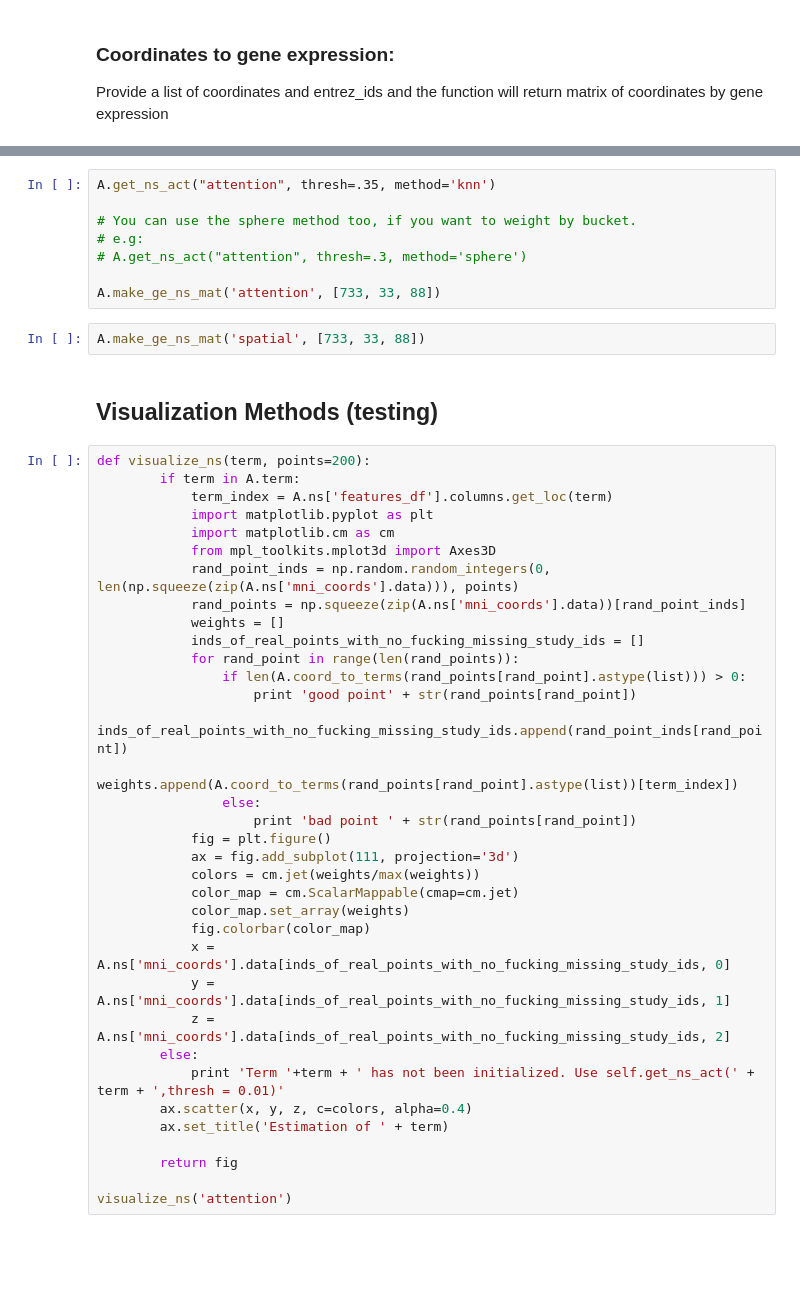
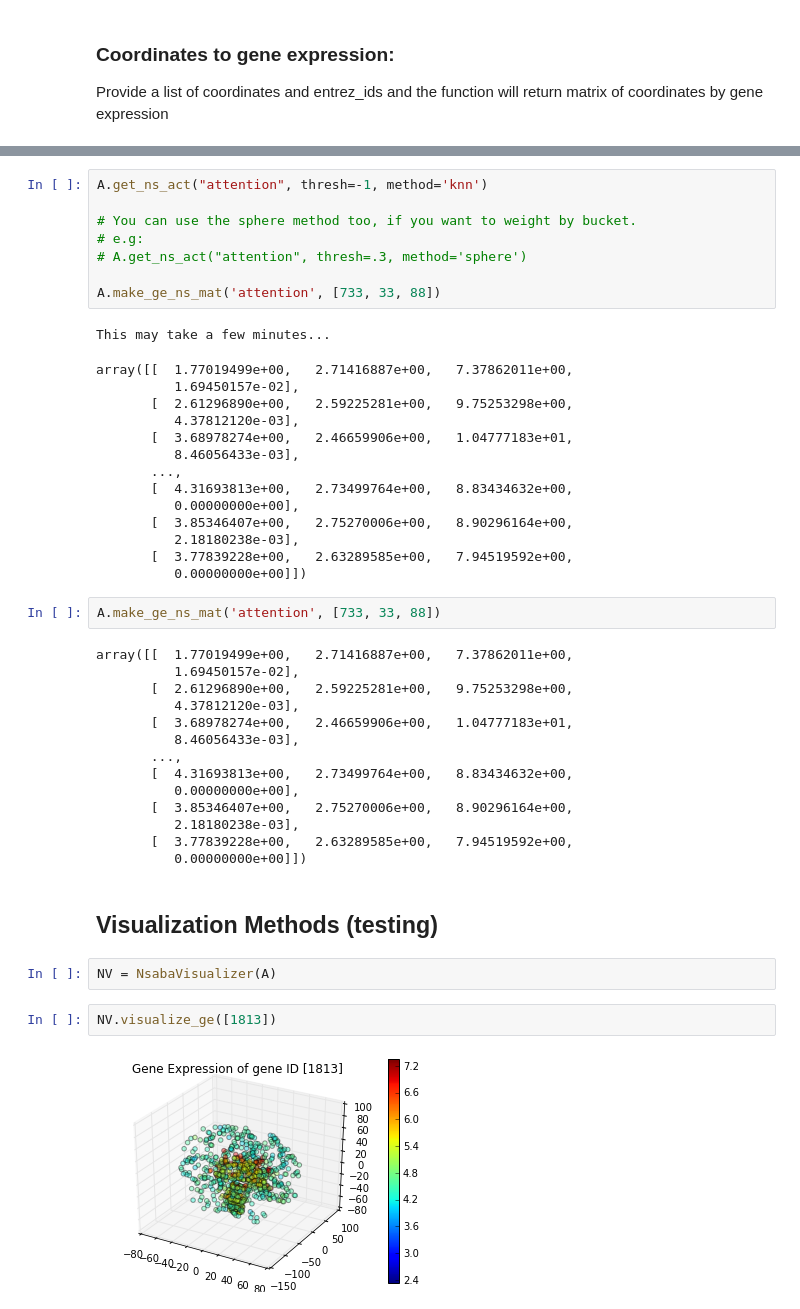
Before and after one commit to voytekresearch/nsaba, a Jupyter notebook: notebooks/testing/testing_nsaba.ipynb, the cells around one changed output, grey strips where cells are left out. Cells and saved outputs as stored; diff of their text form; blank space fills up the shorter version.

```diff
--- a/notebooks/testing/testing_nsaba.ipynb
+++ b/notebooks/testing/testing_nsaba.ipynb
@@ -85,47 +115,47 @@ A.coords_to_ge(coords, entrez_ids=[733,88,33], search_radii=8)
 # %%
-A.get_ns_act("attention", thresh=.35, method='knn')
+A.get_ns_act("attention", thresh=-1, method='knn')
 
 # You can use the sphere method too, if you want to weight by bucket.
 # e.g:
 # A.get_ns_act("attention", thresh=.3, method='sphere')
 
 A.make_ge_ns_mat('attention', [733, 33, 88])
+# %% [output]
+This may take a few minutes...
+array([[  1.77019499e+00,   2.71416887e+00,   7.37862011e+00,
+          1.69450157e-02],
+       [  2.61296890e+00,   2.59225281e+00,   9.75253298e+00,
+          4.37812120e-03],
+       [  3.68978274e+00,   2.46659906e+00,   1.04777183e+01,
+          8.46056433e-03],
+       ...,
+       [  4.31693813e+00,   2.73499764e+00,   8.83434632e+00,
+          0.00000000e+00],
+       [  3.85346407e+00,   2.75270006e+00,   8.90296164e+00,
+          2.18180238e-03],
+       [  3.77839228e+00,   2.63289585e+00,   7.94519592e+00,
+          0.00000000e+00]])
 # %%
-A.make_ge_ns_mat('spatial', [733, 33, 88])
+A.make_ge_ns_mat('attention', [733, 33, 88])
+# %% [output]
+array([[  1.77019499e+00,   2.71416887e+00,   7.37862011e+00,
+          1.69450157e-02],
+       [  2.61296890e+00,   2.59225281e+00,   9.75253298e+00,
+          4.37812120e-03],
+       [  3.68978274e+00,   2.46659906e+00,   1.04777183e+01,
+          8.46056433e-03],
+       ...,
+       [  4.31693813e+00,   2.73499764e+00,   8.83434632e+00,
+          0.00000000e+00],
+       [  3.85346407e+00,   2.75270006e+00,   8.90296164e+00,
+          2.18180238e-03],
+       [  3.77839228e+00,   2.63289585e+00,   7.94519592e+00,
+          0.00000000e+00]])
 # %% [markdown]
 ## Visualization Methods (testing)
-# %%
-def visualize_ns(term, points=200):
-        if term in A.term:
-            term_index = A.ns['features_df'].columns.get_loc(term)
-            import matplotlib.pyplot as plt
-            import matplotlib.cm as cm
-            from mpl_toolkits.mplot3d import Axes3D
-            rand_point_inds = np.random.random_integers(0, len(np.squeeze(zip(A.ns['mni_coords'].data))), points)
-            rand_points = np.squeeze(zip(A.ns['mni_coords'].data))[rand_point_inds]
-            weights = []
-            inds_of_real_points_with_no_fucking_missing_study_ids = []
-            for rand_point in range(len(rand_points)):
-                if len(A.coord_to_terms(rand_points[rand_point].astype(list))) > 0:
-                    print 'good point' + str(rand_points[rand_point])
-                    inds_of_real_points_with_no_fucking_missing_study_ids.append(rand_point_inds[rand_point])
-                    weights.append(A.coord_to_terms(rand_points[rand_point].astype(list))[term_index])
-                else:
-                    print 'bad point ' + str(rand_points[rand_point])
-            fig = plt.figure()
-            ax = fig.add_subplot(111, projection='3d')
-            colors = cm.jet(weights/max(weights))
-            color_map = cm.ScalarMappable(cmap=cm.jet)
-            color_map.set_array(weights)
-            fig.colorbar(color_map)
-            x = A.ns['mni_coords'].data[inds_of_real_points_with_no_fucking_missing_study_ids, 0]
-            y = A.ns['mni_coords'].data[inds_of_real_points_with_no_fucking_missing_study_ids, 1]
-            z = A.ns['mni_coords'].data[inds_of_real_points_with_no_fucking_missing_study_ids, 2]
-        else:
-            print 'Term '+term + ' has not been initialized. Use self.get_ns_act(' + term + ',thresh = 0.01)'
-        ax.scatter(x, y, z, c=colors, alpha=0.4)
-        ax.set_title('Estimation of ' + term)
-
-        return fig
-
-visualize_ns('attention')
+# %%
+NV = NsabaVisualizer(A)
+# %%
+NV.visualize_ge([1813])
+# %% [output]
+[figure, added]
```
Also changed, not shown: parts of 9 cells of this notebook, 5 other files.
